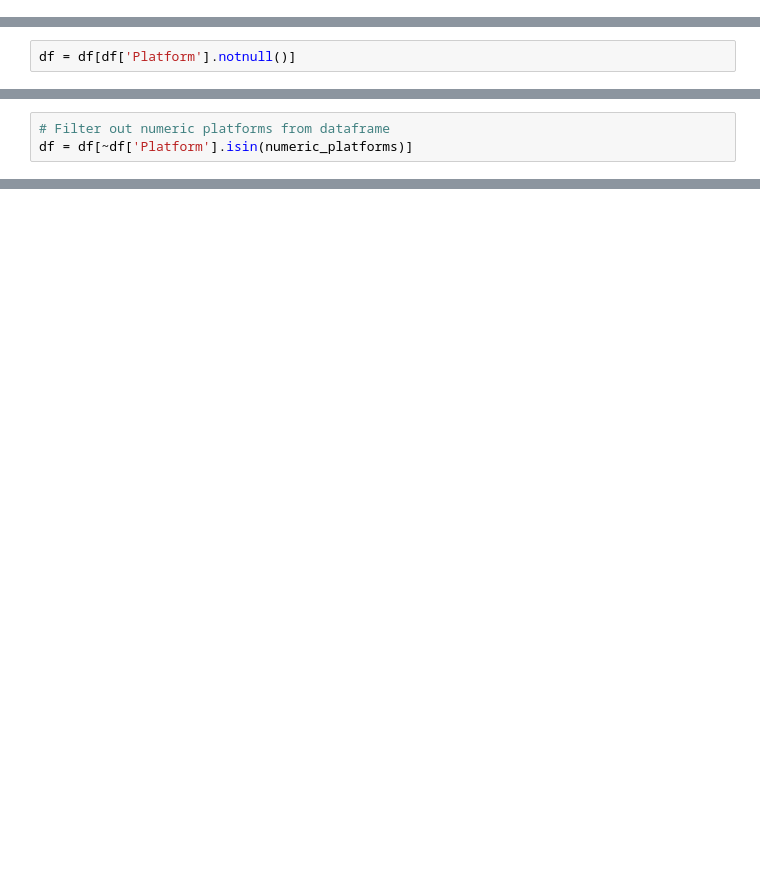
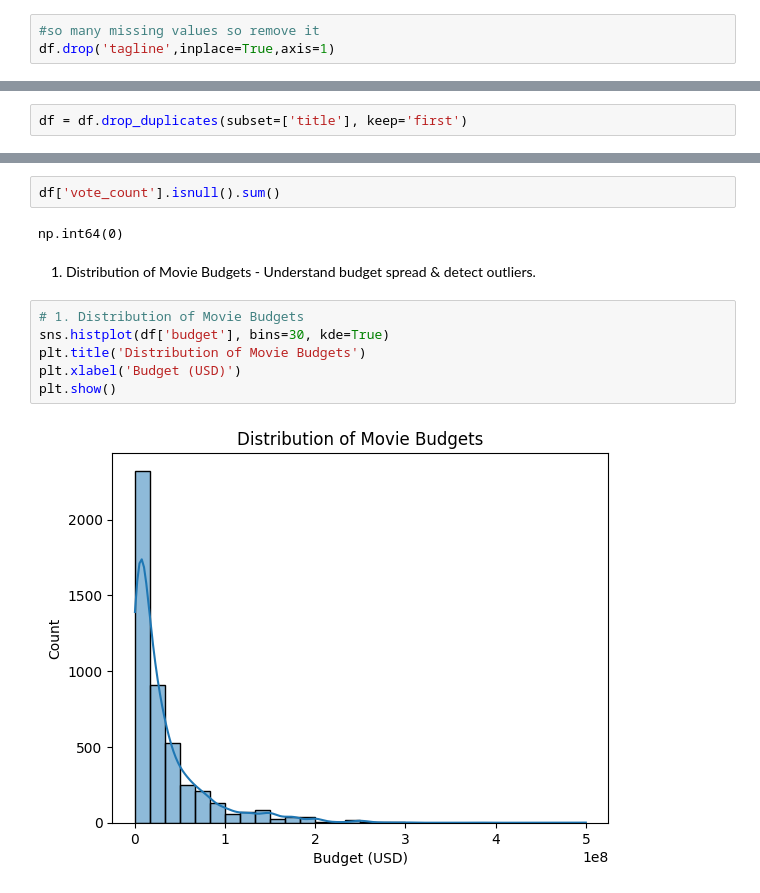
Before and after one commit to Sathya2204/movie-metadata-analysis, a Jupyter notebook: Movie_Metadata_EDA.ipynb, the cells around one changed output, grey strips where cells are left out. Cells and saved outputs as stored; diff of their text form; blank space fills up the shorter version.

```diff
--- a/Movie_Metadata_EDA.ipynb
+++ b/Movie_Metadata_EDA.ipynb
@@ -166,0 +880,3 @@ df = df[df['Year'].notnull()]
+# %%
+#so many missing values so remove it
+df.drop('tagline',inplace=True,axis=1)
@@ -167,3 +932,5 @@ df = df[df['Year'].notnull()]
+# %%
+df = df.drop_duplicates(subset=['title'], keep='first')
 # %%
 df.shape
 # %% [output]
@@ -218,2 +937,0 @@ array(['Wii', 'NES', 'GB', 'DS', 'X360', 'PS3', 'PS2', 'SNES', 'GBA',
-# %%
-df = df[df['Platform'].notnull()]
@@ -234,3 +937,0 @@ Numeric Platforms to remove: ['2600']
-# %%
-# Filter out numeric platforms from dataframe
-df = df[~df['Platform'].isin(numeric_platforms)]
@@ -402,0 +993,14 @@ Passing `palette` without assigning `hue` is deprecated and will be removed in v
+# %%
+df['vote_count'].isnull().sum()
+# %% [output]
+np.int64(0)
+# %% [markdown]
+1. Distribution of Movie Budgets - Understand budget spread & detect outliers.
+# %%
+# 1. Distribution of Movie Budgets
+sns.histplot(df['budget'], bins=30, kde=True)
+plt.title('Distribution of Movie Budgets')
+plt.xlabel('Budget (USD)')
+plt.show()
+# %% [output]
+[figure, added]
```
Also changed, not shown: parts of 151 cells of this notebook.
